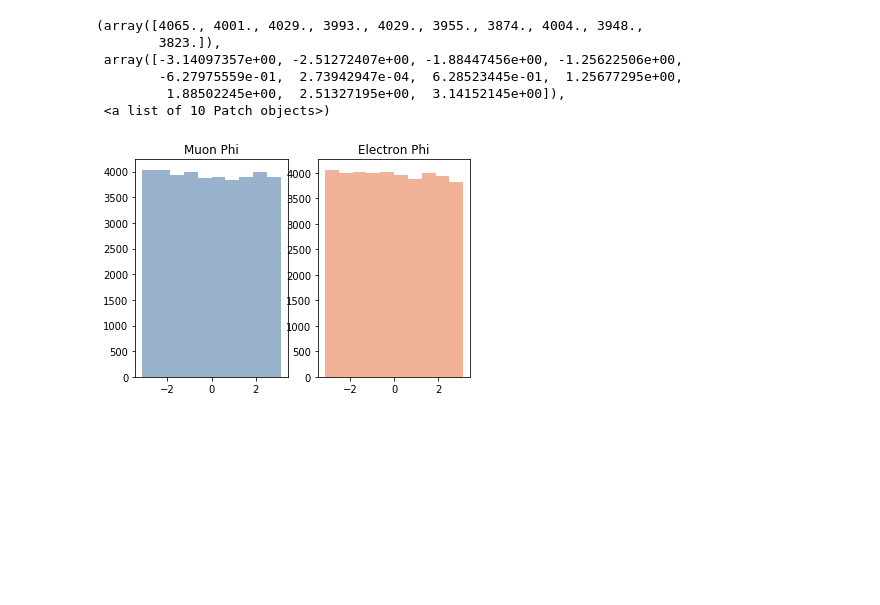
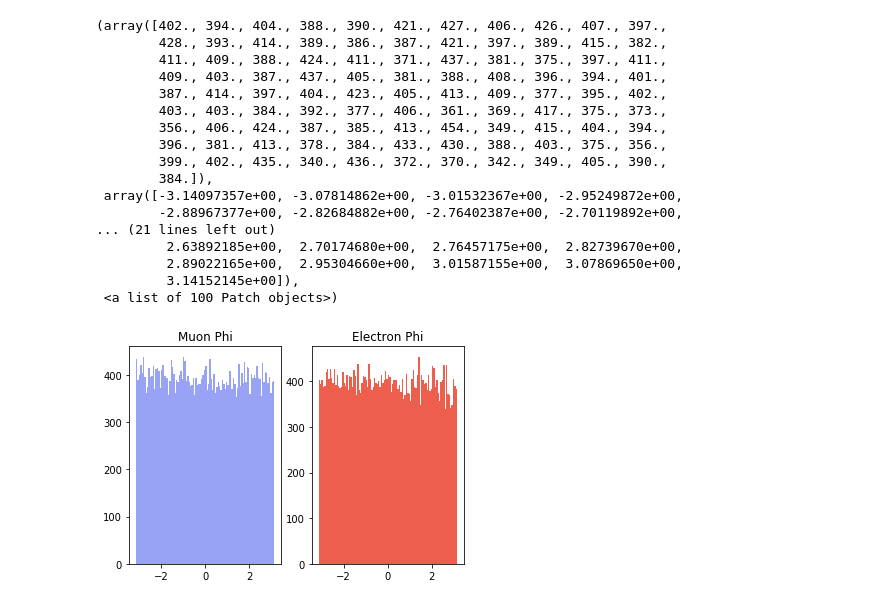
Before and after one commit to btannenw/CMS_machineLearning, a Jupyter notebook: leptonIdentificationNN/PlottingLeptonFeatures.ipynb, the cells around one changed output. Drawn from its saved outputs; the diff is of its cells as text; code cells hidden in the pictures; blank space fills up the shorter version.

Commit message:
made three different sets of plots for each lepton feature

```diff
--- a/leptonIdentificationNN/PlottingLeptonFeatures.ipynb
+++ b/leptonIdentificationNN/PlottingLeptonFeatures.ipynb
@@ -25 +34,5 @@ ec = (0.9, 0.4, 0.2, 0.5)
+# %%
+# set plot colors
+mc = (0.0, 0.1, 0.9, 0.4)
+ec = (0.9, 0.1, 0.0, 0.7)
 # %%
@@ -64,16 +204,28 @@ plt.hist(es[:,1], label="Electrons", color=ec)
 # %%
+# Phase 1 plot
 plt.title("Lepton Phi")
 plt.subplot(1,2,1)
 plt.title("Muon Phi")
-plt.hist(ms[:,2], label="Muons", color=mc)
+plt.hist(ms[:,2], label="Muons", color=mc, bins=100)
 plt.subplot(1,2,2)
 plt.title("Electron Phi")
-plt.hist(es[:,2], label="Electrons", color=ec)
+plt.hist(es[:,2], label="Electrons", color=ec, bins=100)
 # %% [output]
-(array([4065., 4001., 4029., 3993., 4029., 3955., 3874., 4004., 3948.,
-        3823.]),
- array([-3.14097357e+00, -2.51272407e+00, -1.88447456e+00, -1.25622506e+00,
-        -6.27975559e-01,  2.73942947e-04,  6.28523445e-01,  1.25677295e+00,
-         1.88502245e+00,  2.51327195e+00,  3.14152145e+00]),
- <a list of 10 Patch objects>)
+(array([402., 394., 404., 388., 390., 421., 427., 406., 426., 407., 397.,
+        428., 393., 414., 389., 386., 387., 421., 397., 389., 415., 382.,
+        411., 409., 388., 424., 411., 371., 437., 381., 375., 397., 411.,
+        409., 403., 387., 437., 405., 381., 388., 408., 396., 394., 401.,
+        387., 414., 397., 404., 423., 405., 413., 409., 377., 395., 402.,
+        403., 403., 384., 392., 377., 406., 361., 369., 417., 375., 373.,
+        356., 406., 424., 387., 385., 413., 454., 349., 415., 404., 394.,
+        396., 381., 413., 378., 384., 433., 430., 388., 403., 375., 356.,
+        399., 402., 435., 340., 436., 372., 370., 342., 349., 405., 390.,
+        384.]),
+ array([-3.14097357e+00, -3.07814862e+00, -3.01532367e+00, -2.95249872e+00,
+        -2.88967377e+00, -2.82684882e+00, -2.76402387e+00, -2.70119892e+00,
+... (21 lines left out)
+         2.63892185e+00,  2.70174680e+00,  2.76457175e+00,  2.82739670e+00,
+         2.89022165e+00,  2.95304660e+00,  3.01587155e+00,  3.07869650e+00,
+         3.14152145e+00]),
+ <a list of 100 Patch objects>)
-[figure, old version]
+[figure, new version]
```
Also changed, not shown: parts of 13 cells of this notebook.
